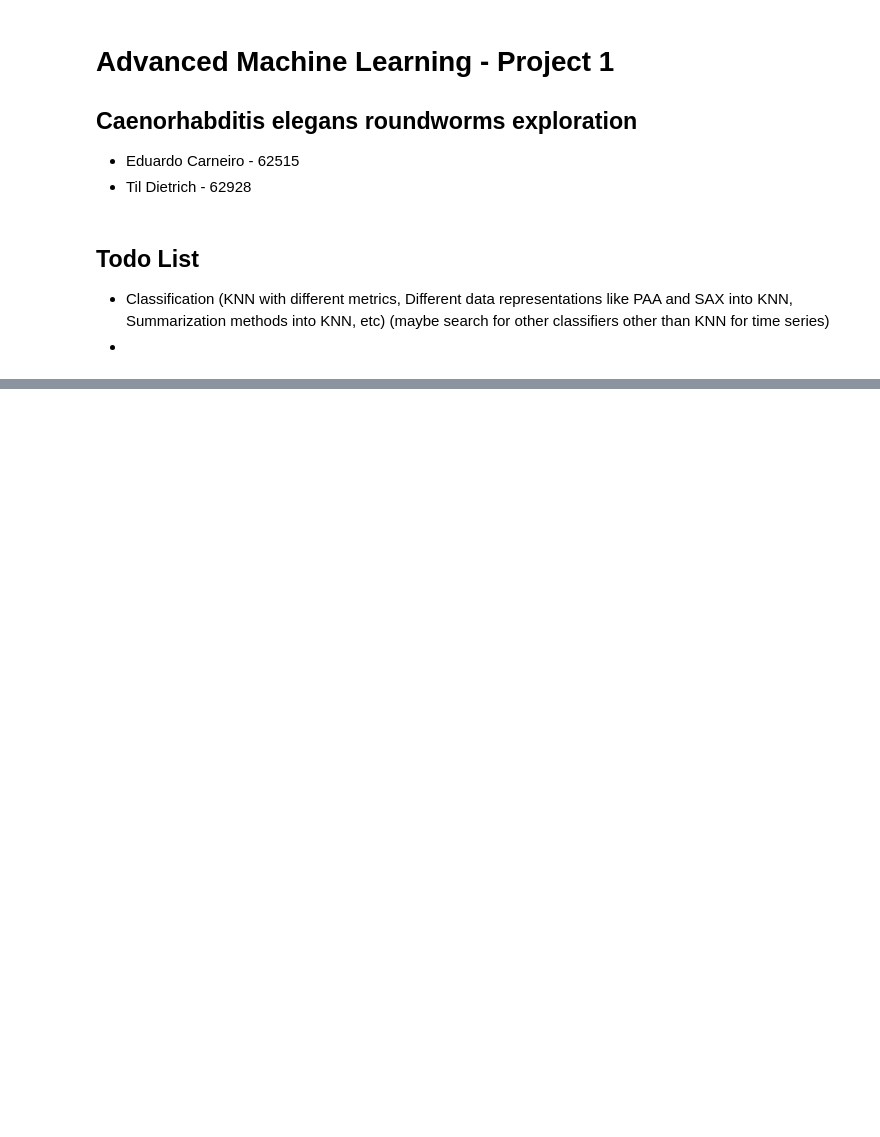
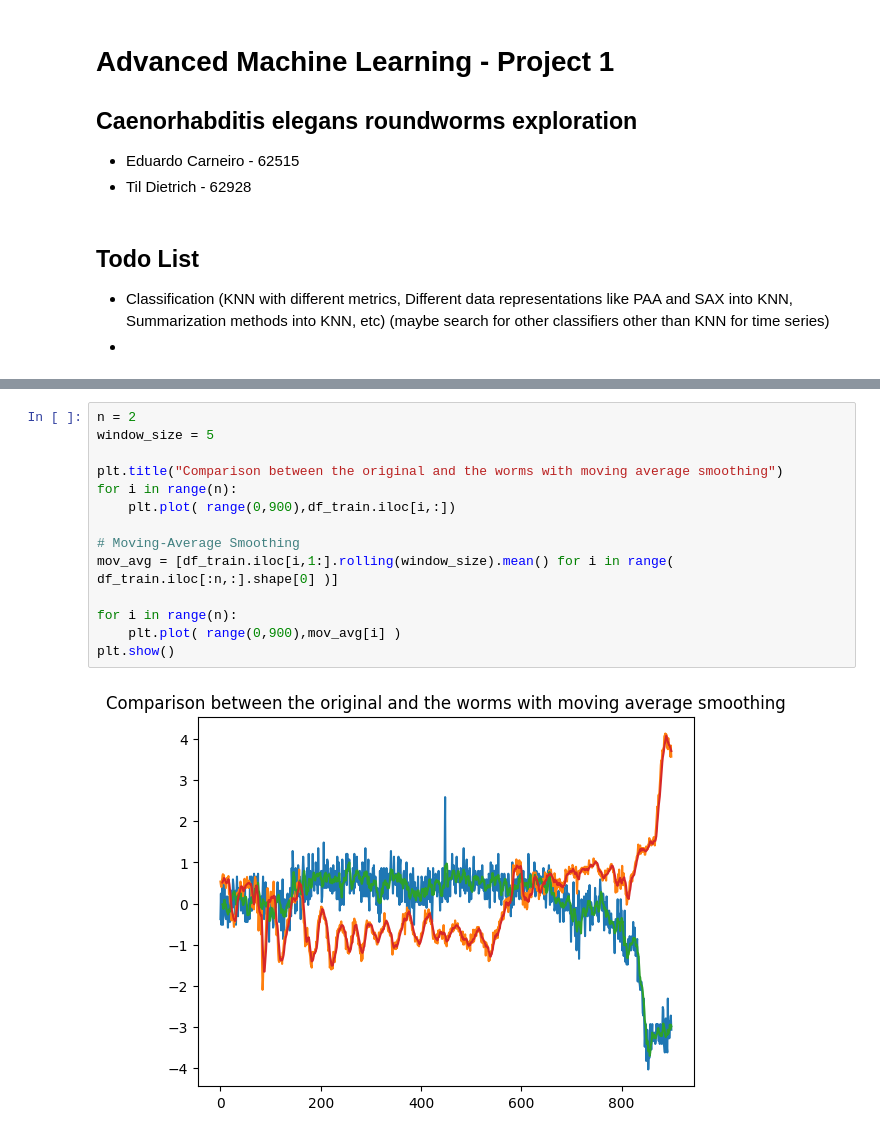
Before and after one commit to eduardotanqueiro/Project2-AAA, a Jupyter notebook: src/AAA2324_P2_62515_62928.ipynb, the cells around one changed output, grey strips where cells are left out. Cells and saved outputs as stored; diff of their text form; blank space fills up the shorter version.

```diff
--- a/src/AAA2324_P2_62515_62928.ipynb
+++ b/src/AAA2324_P2_62515_62928.ipynb
@@ -49,0 +69,16 @@ plt.show()
+# %%
+n = 2
+window_size = 5
+
+plt.title("Comparison between the original and the worms with moving average smoothing")
+for i in range(n):
+    plt.plot( range(0,900),df_train.iloc[i,:])
+
+# Moving-Average Smoothing
+mov_avg = [df_train.iloc[i,1:].rolling(window_size).mean() for i in range( df_train.iloc[:n,:].shape[0] )]
+
+for i in range(n):
+    plt.plot( range(0,900),mov_avg[i] )
+plt.show()
+# %% [output]
+[figure, added]
```
Also changed, not shown: parts of 10 cells of this notebook.
